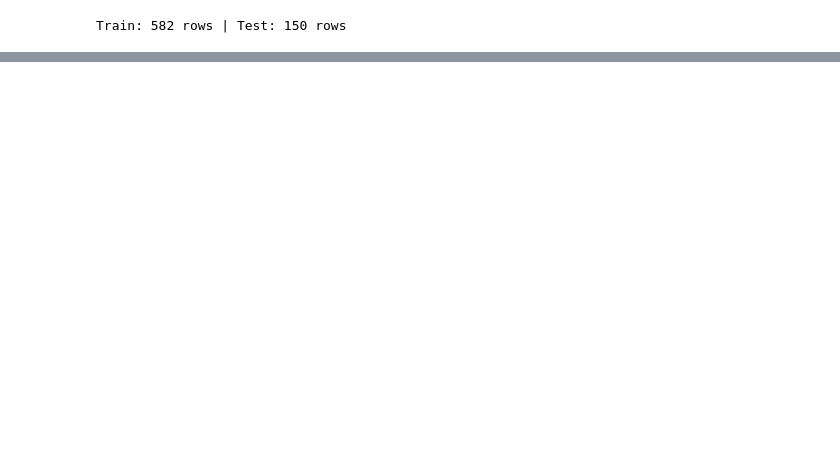
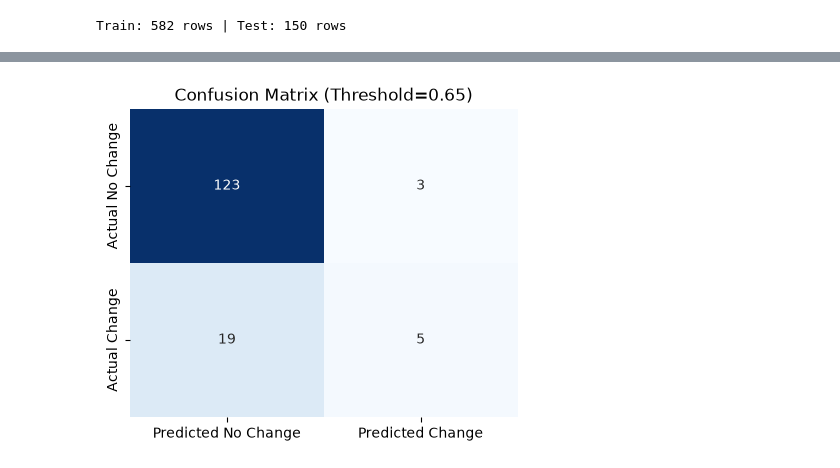
Before and after one commit to Nathan-Pinheiro/AC_hockey_predictions, a Jupyter notebook: coach_predictions.ipynb, the cells around one changed output, grey strips where cells are left out. Saved outputs shown, nothing was run; the diff lists cells and outputs as text; code cells hidden in the pictures; blank space fills up the shorter version.

```diff
--- a/coach_predictions.ipynb
+++ b/coach_predictions.ipynb
@@ -246,0 +214,14 @@ print("4. The model is robust for deployment in a Business Intelligence tool for
+# %%
+best_model = xgb_model if HAS_XGB else pipe_rf
+best_threshold = df_results[df_results['Model'] == ('XGBoost' if HAS_XGB else 'Random Forest')]['Threshold'].values[0]
+y_pred_best = (best_model.predict_proba(X_test)[:, 1] >= best_threshold).astype(int)
+
+cm = confusion_matrix(y_test, y_pred_best)
+plt.figure(figsize=(5, 4))
+sns.heatmap(cm, annot=True, fmt='d', cmap='Blues', cbar=False,
+            xticklabels=['Predicted No Change', 'Predicted Change'],
+            yticklabels=['Actual No Change', 'Actual Change'])
+plt.title(f'Confusion Matrix (Threshold={best_threshold:.2f})')
+plt.show()
+# %% [output]
+[figure, added]
```
Also changed, not shown: parts of 30 cells of this notebook, 3 other files.
